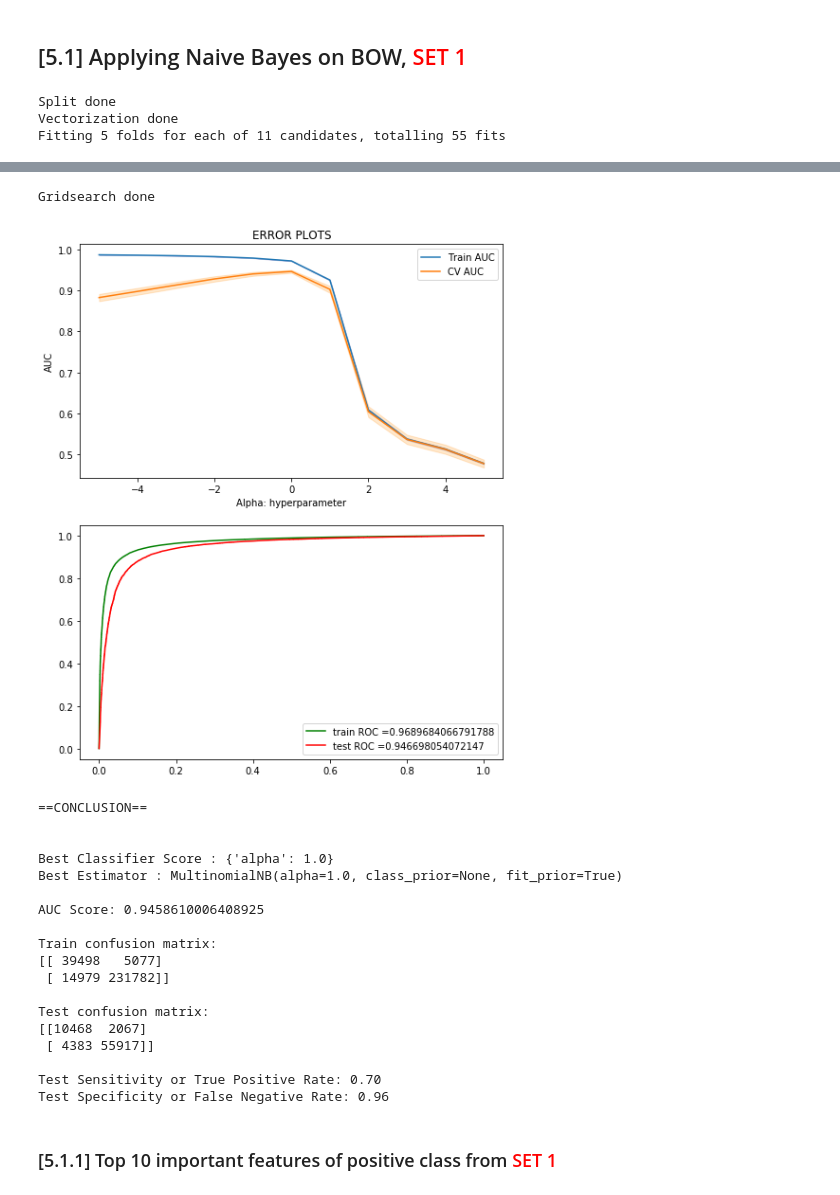
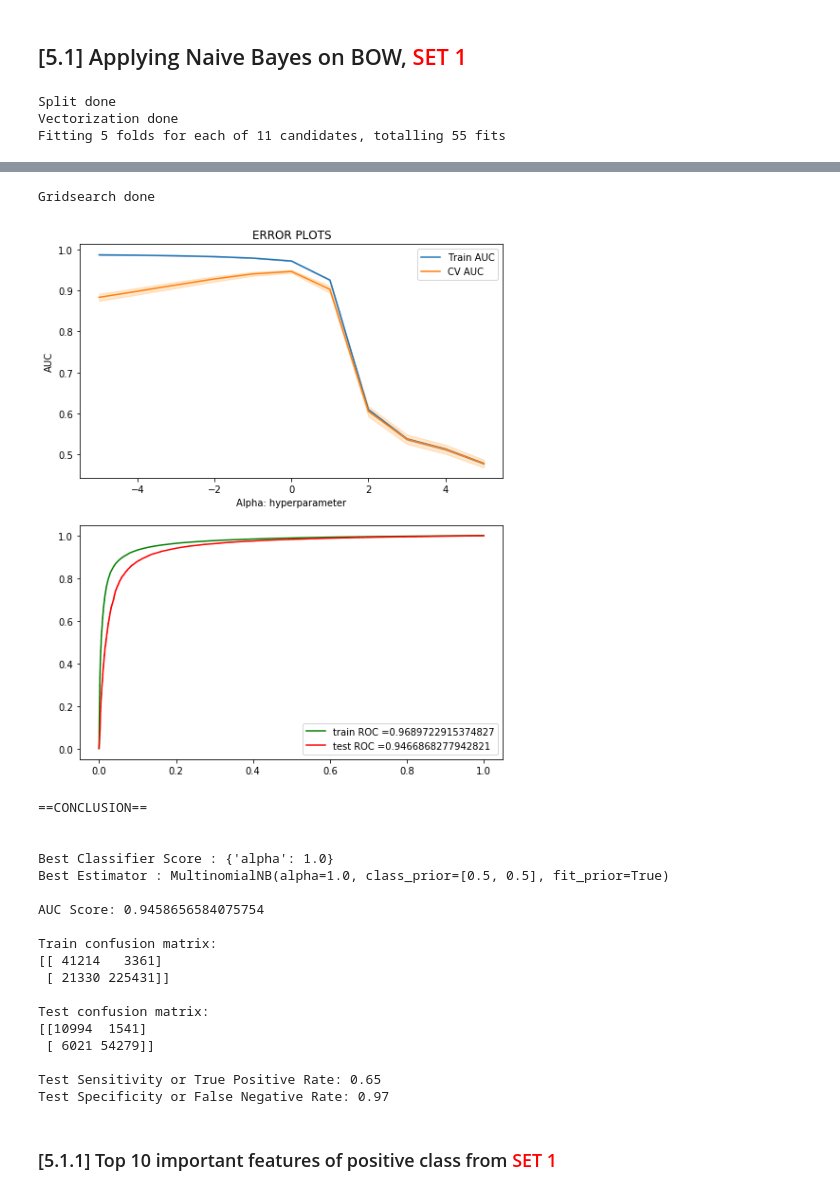
Before and after one commit to data-science-and-machine-learning/amazon-fine-food-reviews-naive-bayes, a Jupyter notebook: Amazon_Fine_Food_Reviews_Analysis_NaiveBayes.ipynb, the cells around one changed output, grey strips where cells are left out. Drawn from its saved outputs; the diff is of its cells as text; code cells hidden in the pictures.

```diff
--- a/Amazon_Fine_Food_Reviews_Analysis_NaiveBayes.ipynb
+++ b/Amazon_Fine_Food_Reviews_Analysis_NaiveBayes.ipynb
@@ -426,7 +430,7 @@ train= vectorizer.fit_transform(x_train)
 test= vectorizer.transform(x_test)
 print('Vectorization done')
 
-model= MultinomialNB()
+model= MultinomialNB(fit_prior= True, class_prior = [0.5, 0.5])
 params= {
     'alpha': alpha_list
 }
@@ -480,6 +484,9 @@ print("Train confusion matrix: ")
 print(TRCM)
 print("\nTest confusion matrix: ")
 print(TECM)
+EST_BOW= score.best_estimator_
+AUC_BOW= score.best_score_
+CM_BOW= TECM
 print('\nTest Sensitivity or True Positive Rate: {0:.2f}'.format(TECM[0][0]/(TECM[0][0]+TECM[1][0])))
 print('Test Specificity or False Negative Rate: {0:.2f}'.format(TECM[1][1]/(TECM[0][1]+TECM[1][1])))
 # %% [output]
@@ -492,23 +499,23 @@ Fitting 5 folds for each of 11 candidates, totalling 55 fits
 Gridsearch done
-[figure, old version]
+[figure, new version]
 ==CONCLUSION==
 
 
 Best Classifier Score : {'alpha': 1.0}
-Best Estimator : MultinomialNB(alpha=1.0, class_prior=None, fit_prior=True)
+Best Estimator : MultinomialNB(alpha=1.0, class_prior=[0.5, 0.5], fit_prior=True)
 
-AUC Score: 0.9458610006408925
+AUC Score: 0.9458656584075754
 
 Train confusion matrix:
-[[ 39498   5077]
- [ 14979 231782]]
+[[ 41214   3361]
+ [ 21330 225431]]
 
 Test confusion matrix:
-[[10468  2067]
- [ 4383 55917]]
+[[10994  1541]
+ [ 6021 54279]]
 
-Test Sensitivity or True Positive Rate: 0.70
-Test Specificity or False Negative Rate: 0.96
+Test Sensitivity or True Positive Rate: 0.65
+Test Specificity or False Negative Rate: 0.97
 # %% [markdown]
 ### [5.1.1] Top 10 important features of positive class from<font color='red'> SET 1</font>
 # %%
```
Also changed, not shown: parts of 8 cells of this notebook.
